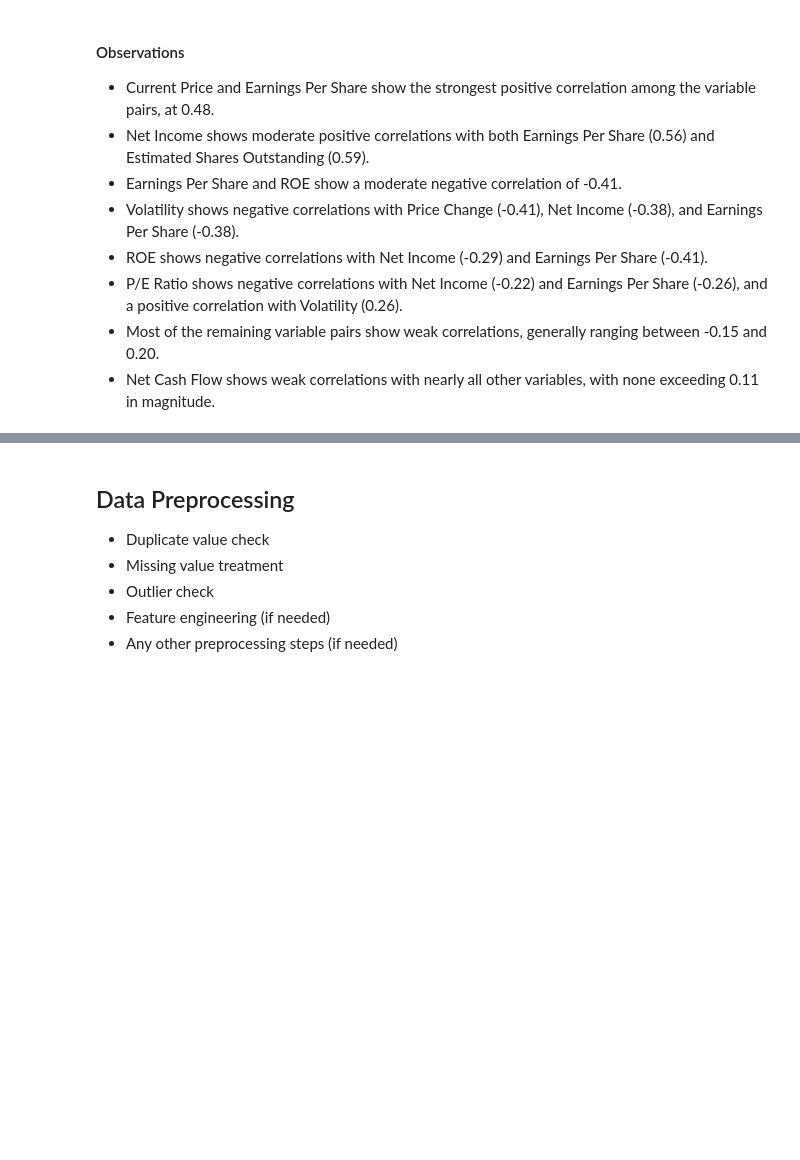
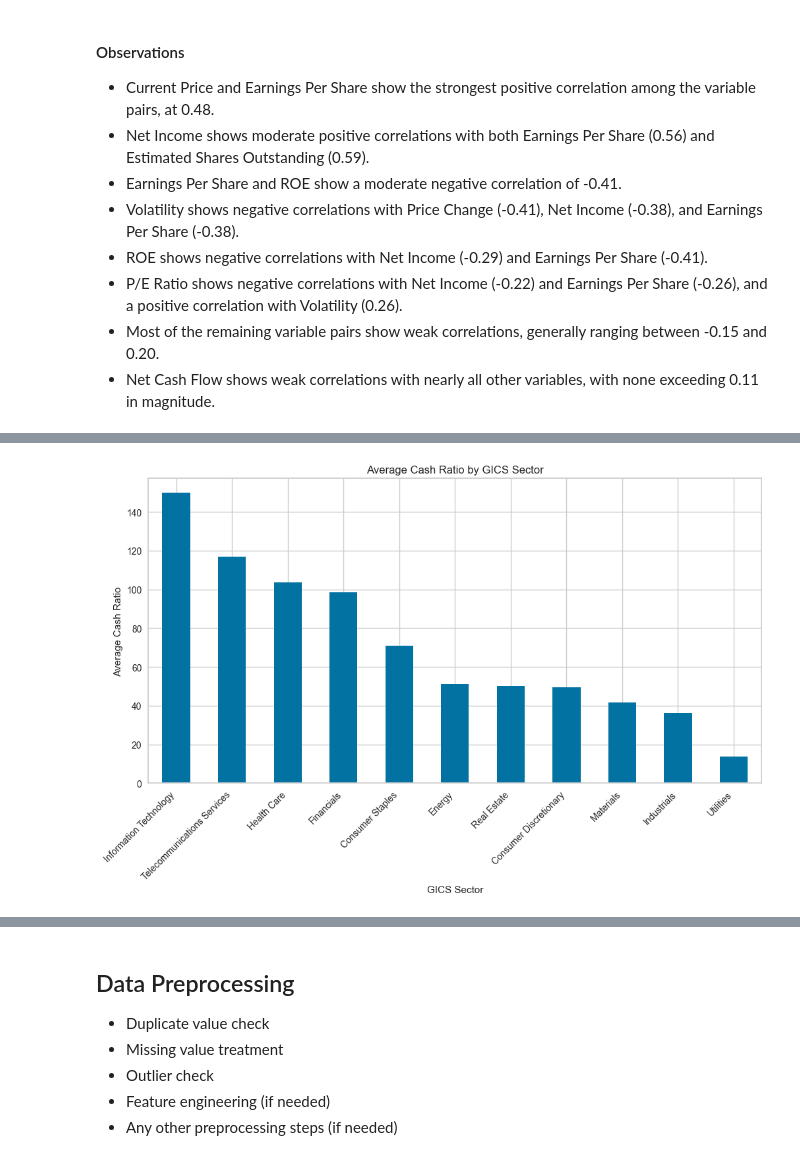
Before and after one commit to Irene-coder-dot/Trade-Ahead-Project, a Jupyter notebook: USL_Project_LearnerNotebook_FullCode.ipynb, the cells around one changed output, grey strips where cells are left out. Cells and saved outputs as stored; diff of their text form; code cells hidden in the pictures; blank space fills up the shorter version.

```diff
--- a/USL_Project_LearnerNotebook_FullCode.ipynb
+++ b/USL_Project_LearnerNotebook_FullCode.ipynb
@@ -318,3 +318,13 @@ plt.show()
 - P/E Ratio shows negative correlations with Net Income (-0.22) and Earnings Per Share (-0.26), and a positive correlation with Volatility (0.26).
 - Most of the remaining variable pairs show weak correlations, generally ranging between -0.15 and 0.20.
 - Net Cash Flow shows weak correlations with nearly all other variables, with none exceeding 0.11 in magnitude.
+# %%
+# Cash Ratio By Sector
+
+cash_ratio_sector = (
+    Trade_df.groupby('GICS Sector')['Cash Ratio']
+    .mean()
+    .sort_values(ascending=False)
+)
+
+cash_ratio_sector
@@ -320,0 +345,14 @@ plt.show()
+# %%
+# Plot
+plt.figure(figsize=(12, 6))
+
+cash_ratio_sector.plot(kind='bar')
+
+plt.title('Average Cash Ratio by GICS Sector')
+plt.xlabel('GICS Sector')
+plt.ylabel('Average Cash Ratio')
+plt.xticks(rotation=45, ha='right')
+
+plt.show()
+# %% [output]
+[figure, added]
```
Also changed, not shown: parts of 11 cells of this notebook.
